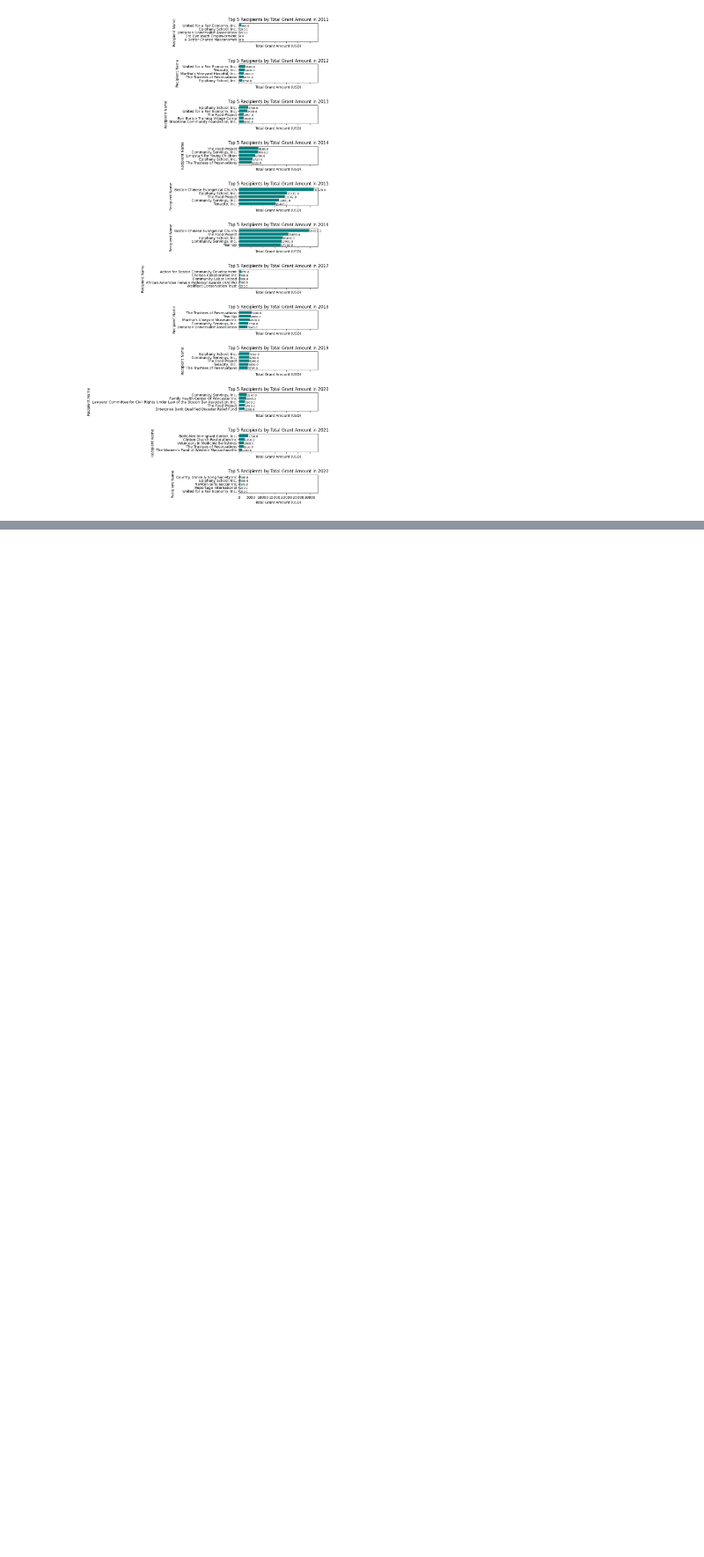
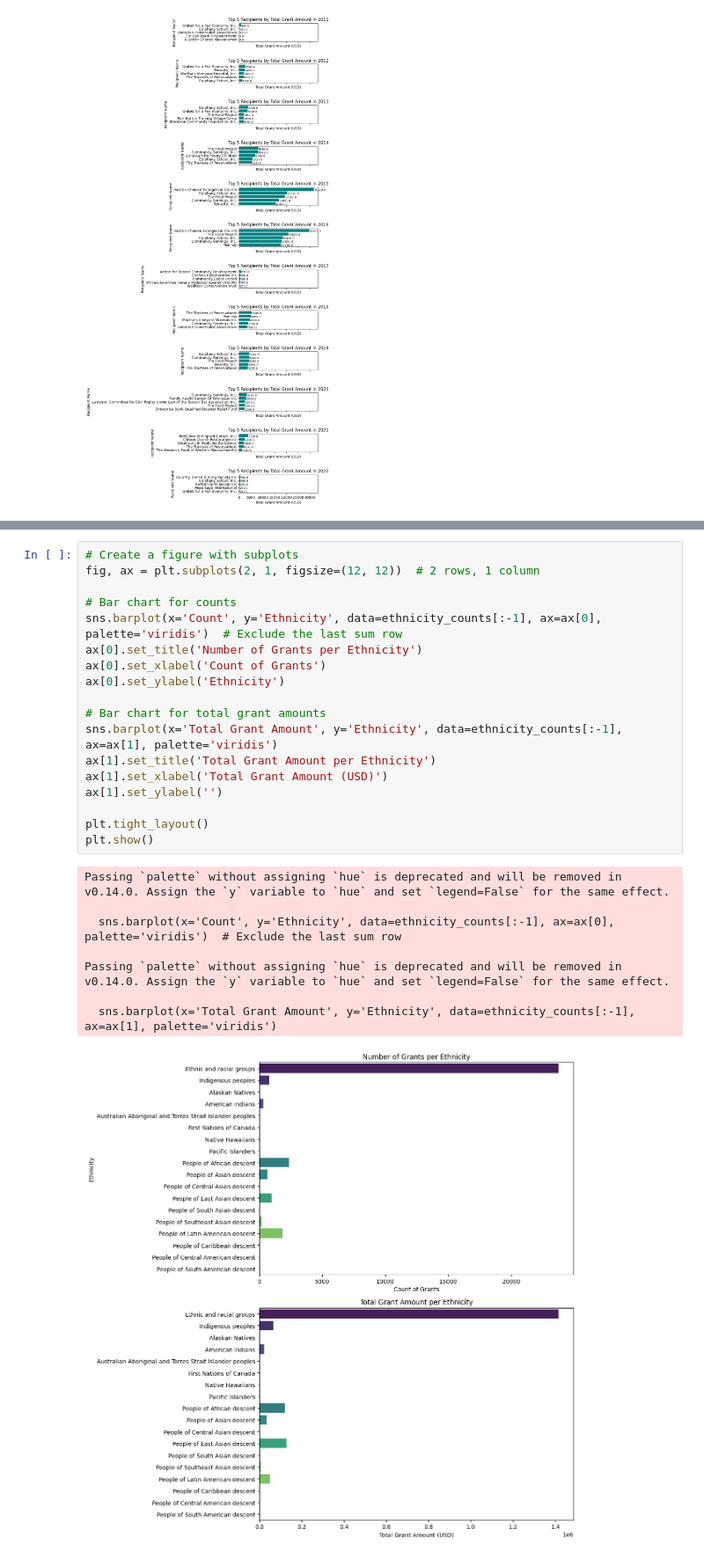
Before and after one commit to BU-Spark/ds-ncf-charitable-giving, a Jupyter notebook: su24-cleanup/EDA.ipynb, the cells around one changed output, grey strips where cells are left out. Shown at 88% size. Drawn from its saved outputs; the diff is of its cells as text; blank space fills up the shorter version.

```diff
--- a/su24-cleanup/EDA.ipynb
+++ b/su24-cleanup/EDA.ipynb
@@ -362,0 +529,27 @@ plt.show()
+# %%
+# Create a figure with subplots
+fig, ax = plt.subplots(2, 1, figsize=(12, 12))  # 2 rows, 1 column
+
+# Bar chart for counts
+sns.barplot(x='Count', y='Ethnicity', data=ethnicity_counts[:-1], ax=ax[0], palette='viridis')  # Exclude the last sum row
+ax[0].set_title('Number of Grants per Ethnicity')
+ax[0].set_xlabel('Count of Grants')
+ax[0].set_ylabel('Ethnicity')
+
+# Bar chart for total grant amounts
+sns.barplot(x='Total Grant Amount', y='Ethnicity', data=ethnicity_counts[:-1], ax=ax[1], palette='viridis')
+ax[1].set_title('Total Grant Amount per Ethnicity')
+ax[1].set_xlabel('Total Grant Amount (USD)')
+ax[1].set_ylabel('')
+
+plt.tight_layout()
+plt.show()
+# %% [output]
+Passing `palette` without assigning `hue` is deprecated and will be removed in v0.14.0. Assign the `y` variable to `hue` and set `legend=False` for the same effect.
+
+  sns.barplot(x='Count', y='Ethnicity', data=ethnicity_counts[:-1], ax=ax[0], palette='viridis')  # Exclude the last sum row
+
+Passing `palette` without assigning `hue` is deprecated and will be removed in v0.14.0. Assign the `y` variable to `hue` and set `legend=False` for the same effect.
+
+  sns.barplot(x='Total Grant Amount', y='Ethnicity', data=ethnicity_counts[:-1], ax=ax[1], palette='viridis')
+[figure, added]
```
Also changed, not shown: parts of 10 cells of this notebook, 9 other files.
